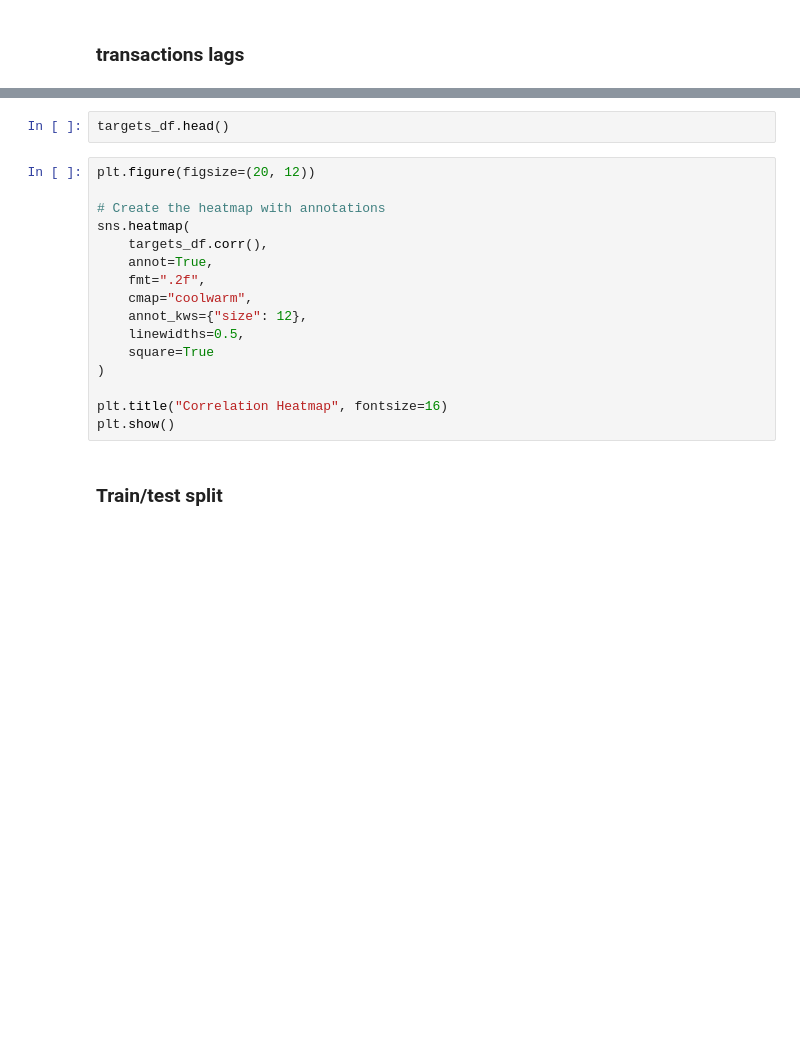
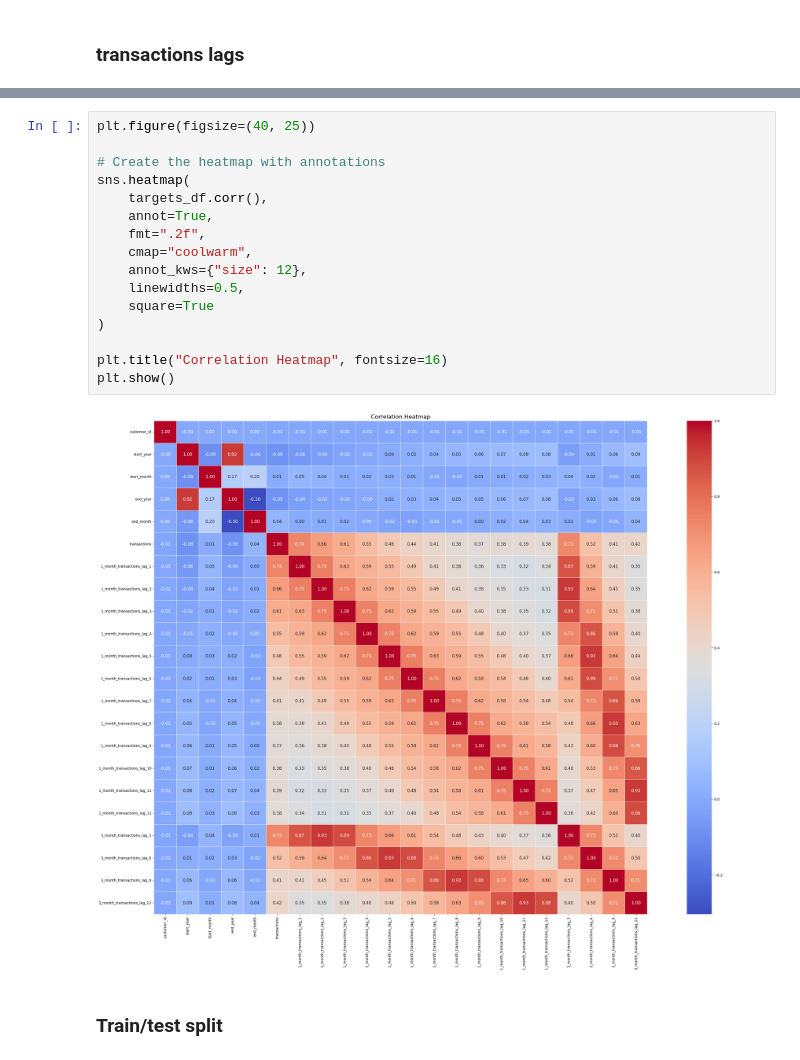
Before and after one commit to rkhquod/Quod_THA, a Jupyter notebook: train.ipynb, the cells around one changed output, grey strips where cells are left out. Drawn from its saved outputs; the diff is of its cells as text; blank space fills up the shorter version.

```diff
--- a/train.ipynb
+++ b/train.ipynb
@@ -112,21 +142,21 @@ plt.show()
-# %%
-targets_df.head()
 # %%
-plt.figure(figsize=(20, 12))
+plt.figure(figsize=(40, 25))
 
 # Create the heatmap with annotations
 sns.heatmap(
     targets_df.corr(),
     annot=True,
     fmt=".2f",
     cmap="coolwarm",
     annot_kws={"size": 12},
     linewidths=0.5,
     square=True
 )
 
 plt.title("Correlation Heatmap", fontsize=16)
 plt.show()
+# %% [output]
+[figure, added]
 # %% [markdown]
 ### Train/test split
 # %%
```
Also changed, not shown: parts of 42 cells of this notebook.
